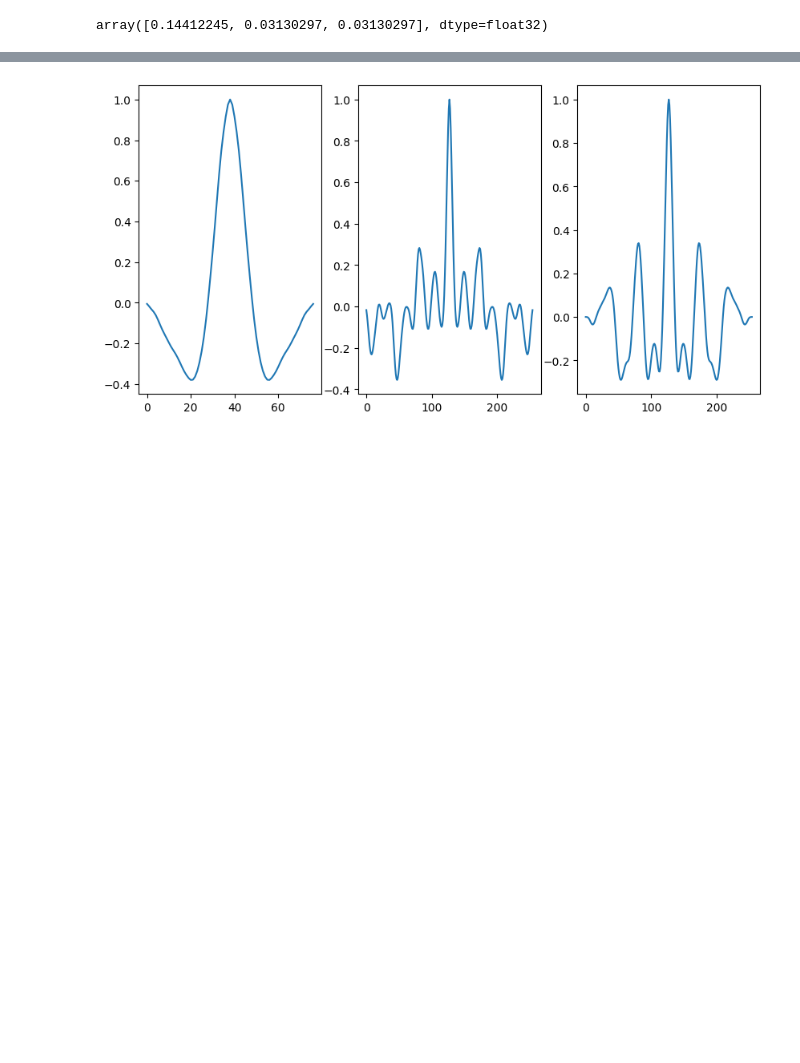
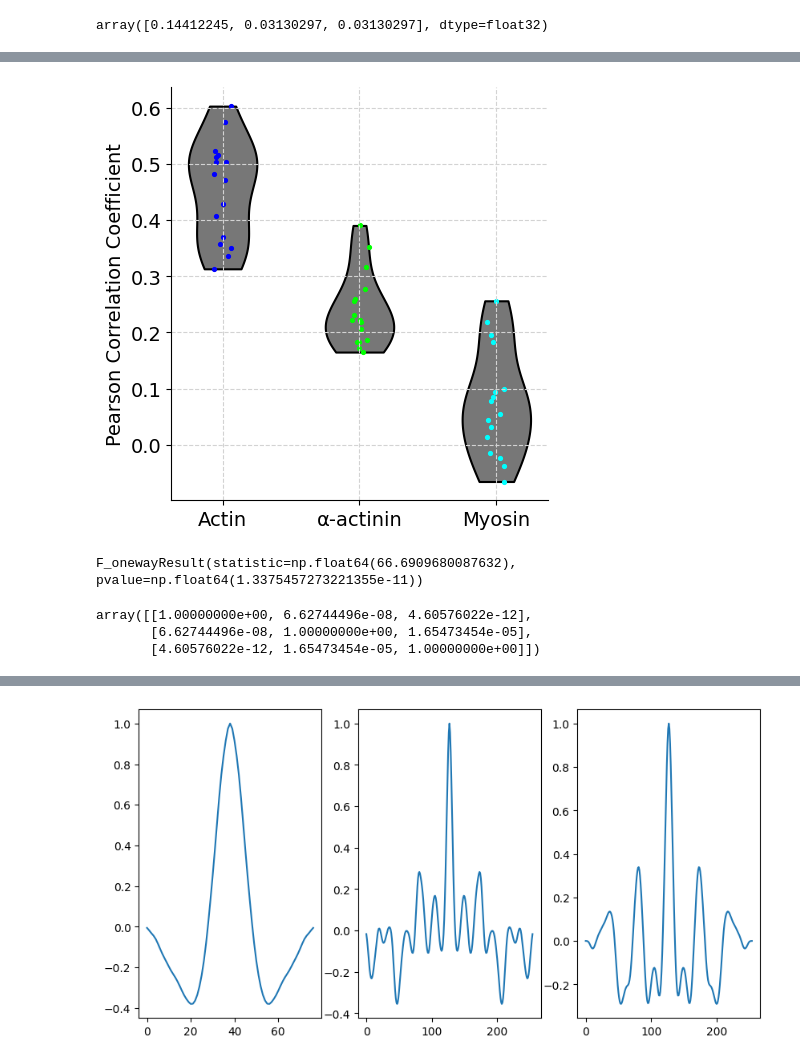
Before and after one commit to Jhko725/ProteinStructureReconstruction.jl, a Jupyter notebook: notebooks/analyze_sim.ipynb, the cells around one changed output, grey strips where cells are left out. Saved outputs shown, nothing was run; the diff lists cells and outputs as text; code cells hidden in the pictures; blank space fills up the shorter version.

Commit message:
Ran statistical tests for colocalization comparison across different proteins

```diff
--- a/notebooks/analyze_sim.ipynb
+++ b/notebooks/analyze_sim.ipynb
@@ -136,0 +96,3 @@ def pearson_r(x, y) -> float:
+# %%
+data_chunk_dict = {}
+results_dict = {}
@@ -136,0 +111,4 @@ def pearson_r(x, y) -> float:
+# %%
+results_myosin = jax.vmap(colocalization_costes)(data_chunks[:, 0], data_chunks[:, 1])
+print(results_myosin)
+results_dict["myosin"] = results_myosin
@@ -136,0 +164,13 @@ def pearson_r(x, y) -> float:
+# %%
+data, pixel_sizes = read_SIM_data(datadir / "alpha-actinin/Image2_SIM2.h5")
+data = data[..., 0:1024, 1024:2048]
+
+data_chunks = jnp.asarray(
+    rearrange(data, "C Z (Ny Y) (Nx X) -> (Ny Nx) C Z Y X", Ny=4, Nx=4)
+)
+data_chunk_dict["actinin"] = np.asarray(data_chunks[0])
+results_actinin = jax.lax.map(
+    lambda args: colocalization_costes(args[0], args[1]), data_chunks
+)
+print(results_actinin)
+results_dict["actinin"] = results_actinin
@@ -136,0 +195,46 @@ def pearson_r(x, y) -> float:
+# %%
+plt.rc("font", size=14)
+
+fig, ax = plt.subplots(1, 1, figsize=(4.5, 4.5), constrained_layout=True)
+pearsons = [
+    np.asarray(results_dict[k]["pearson"]) for k in ("actin", "actinin", "myosin")
+]
+
+COLORS = ("#0000FF", "#00FF00", "#00FFFF")
+
+parts = ax.violinplot(pearsons, showmeans=False, showmedians=False, showextrema=False)
+
+
+for c, pc in zip(COLORS, parts["bodies"]):
+    pc.set_edgecolor("black")
+    pc.set_facecolor("#777777")
+    pc.set_alpha(1.0)
+    pc.set_linewidth(1.5)
+
+eps = 0.07
+rng = np.random.default_rng(11)
+for i, (c, p) in enumerate(zip(COLORS, pearsons)):
+    x = i + 1 + rng.uniform(-eps, eps, len(p))
+    ax.scatter(x, p, s=30, color=c, marker=".")
+ax.spines["top"].set_visible(False)
+ax.spines["right"].set_visible(False)
+ax.set_xticks(ticks=[1, 2, 3], labels=["Actin", "α-actinin", "Myosin"])
+ax.grid(ls="--", color="lightgray")
+ax.set_ylabel("Pearson Correlation Coefficient")
+fig.savefig("../figures/fig_2/2e/pearson.svg", dpi=500)
+# %% [output]
+[figure, added]
+# %%
+import scipy.stats as scstats
+
+
+scstats.f_oneway(*pearsons, equal_var=False)
+# %% [output]
+F_onewayResult(statistic=np.float64(66.6909680087632), pvalue=np.float64(1.3375457273221355e-11))
+# %%
+tukey_result = scstats.tukey_hsd(*pearsons, equal_var=False)
+tukey_result.pvalue
+# %% [output]
+array([[1.00000000e+00, 6.62744496e-08, 4.60576022e-12],
+       [6.62744496e-08, 1.00000000e+00, 1.65473454e-05],
+       [4.60576022e-12, 1.65473454e-05, 1.00000000e+00]])
```
Also changed, not shown: parts of 27 cells of this notebook, 4 other files.
